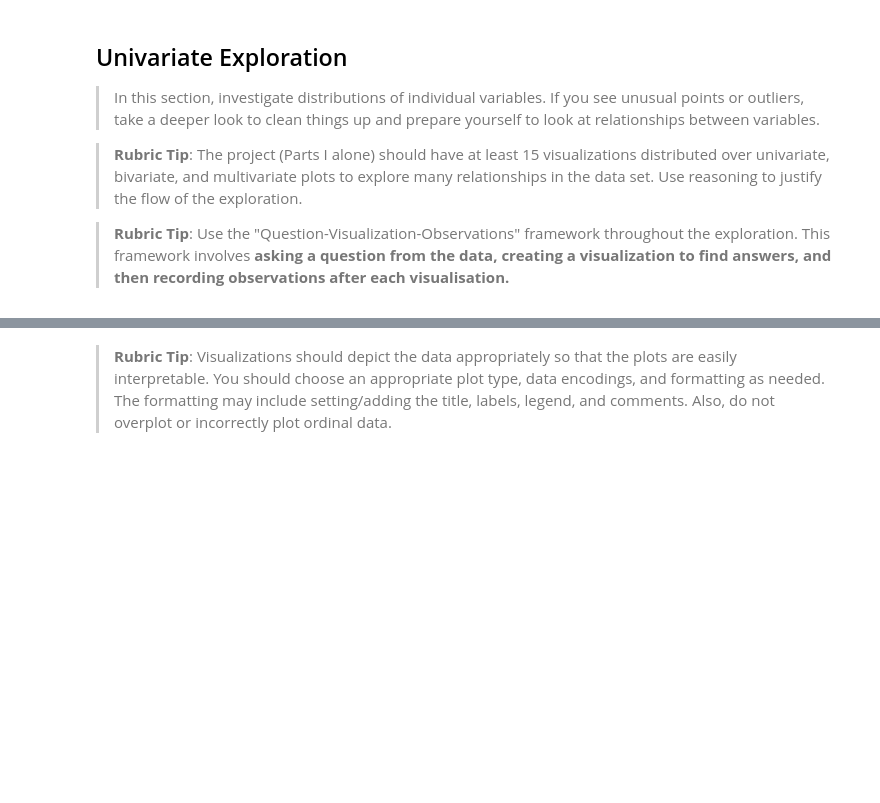
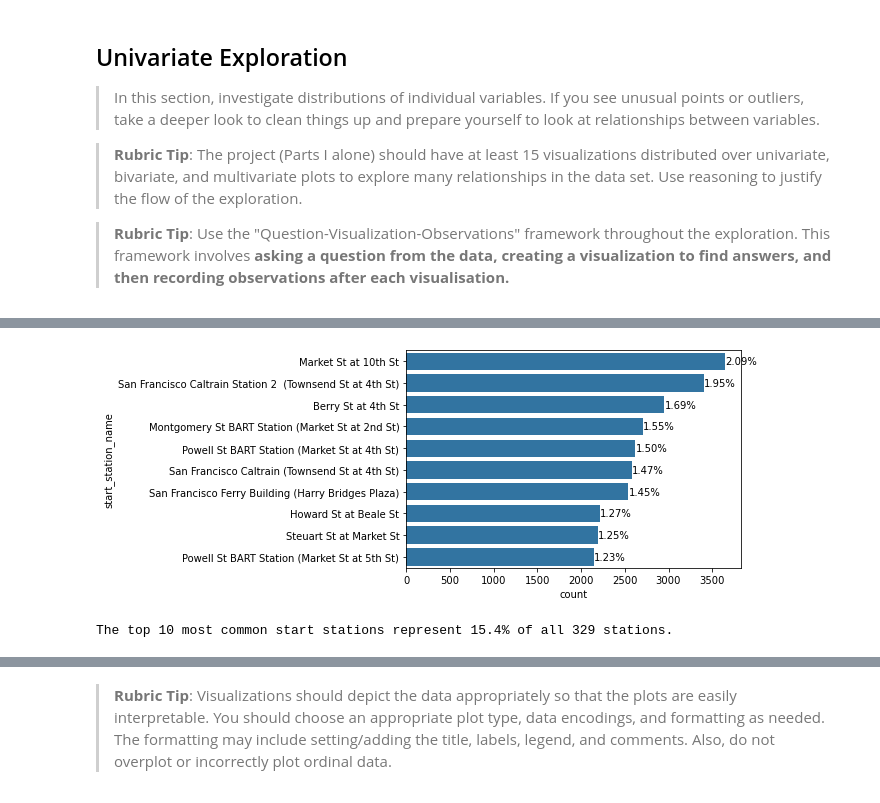
Before and after one commit to tharcyla/communicate-data-findings, a Jupyter notebook: Part_I_Exploration.ipynb, the cells around one changed output, grey strips where cells are left out. Cells and saved outputs as stored; diff of their text form; code cells hidden in the pictures; blank space fills up the shorter version.

```diff
--- a/Part_I_Exploration.ipynb
+++ b/Part_I_Exploration.ipynb
@@ -289,0 +327,34 @@ and prepare yourself to look at relationships between variables.
+# %%
+# get the counts for each start station
+start_counts = df['start_station_name'].value_counts()
+
+# get the indexes
+start_index = start_counts.index
+# %%
+# repeat chart
+sns.countplot(data=df, y='start_station_name', color=base_color,
+              order=df['start_station_name'].value_counts().iloc[:10].index)
+
+# total number of entries in the column
+n_stations = df.shape[0]
+
+# use a loop to print each station's relative frequency on the chart
+for i in range(10):
+    count = start_counts[i]
+
+    pct_string = '{:0.2f}%'.format(100*count/n_stations)
+
+    plt.text(count+1, i, pct_string, va='center');
+# %% [output]
+[figure, added]
+# %%
+sum_top10 = 0
+
+for i in range(10):
+    count = start_counts[i]
+    pct = 100*count/n_stations
+    sum_top10 += pct
+
+print(f'The top 10 most common start stations represent {sum_top10:.1f}% of all {start_counts.count()} stations.')
+# %% [output]
+The top 10 most common start stations represent 15.4% of all 329 stations.
```
Also changed, not shown: parts of 56 cells of this notebook.
